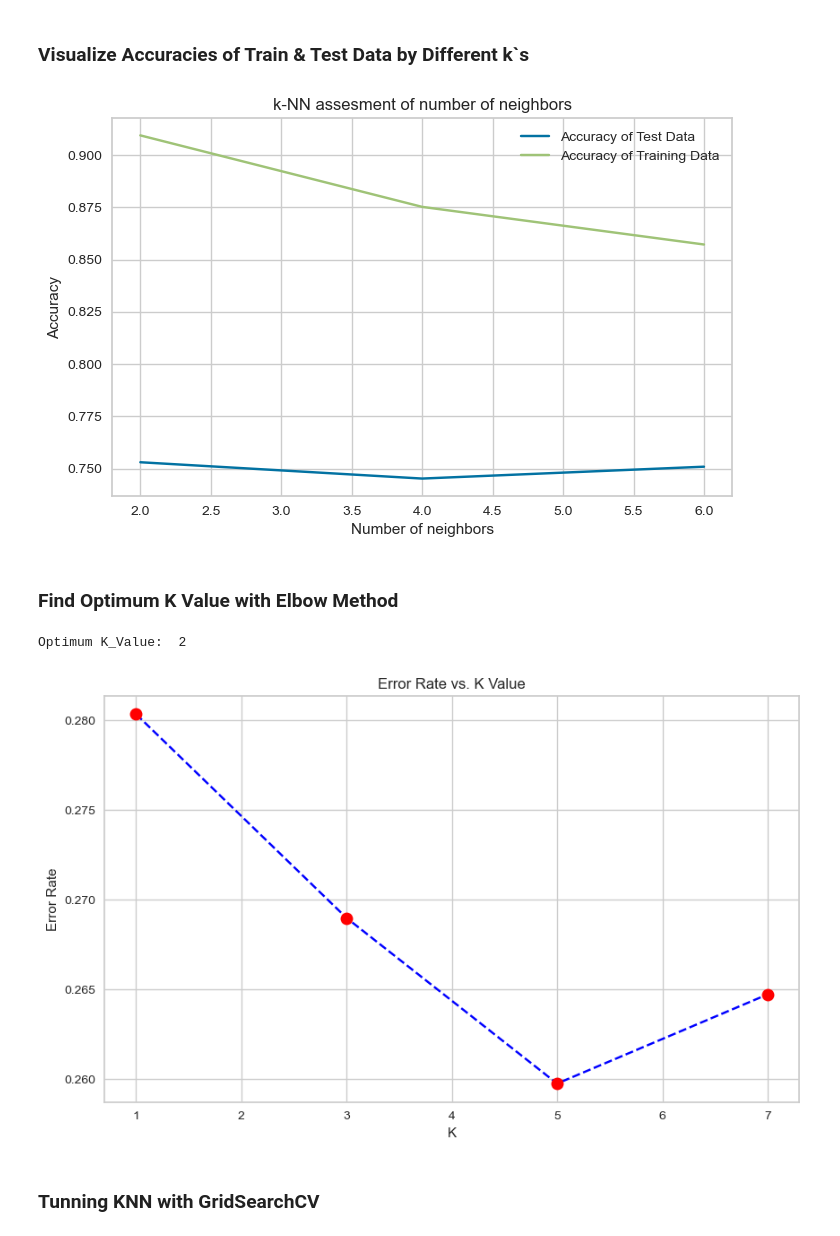
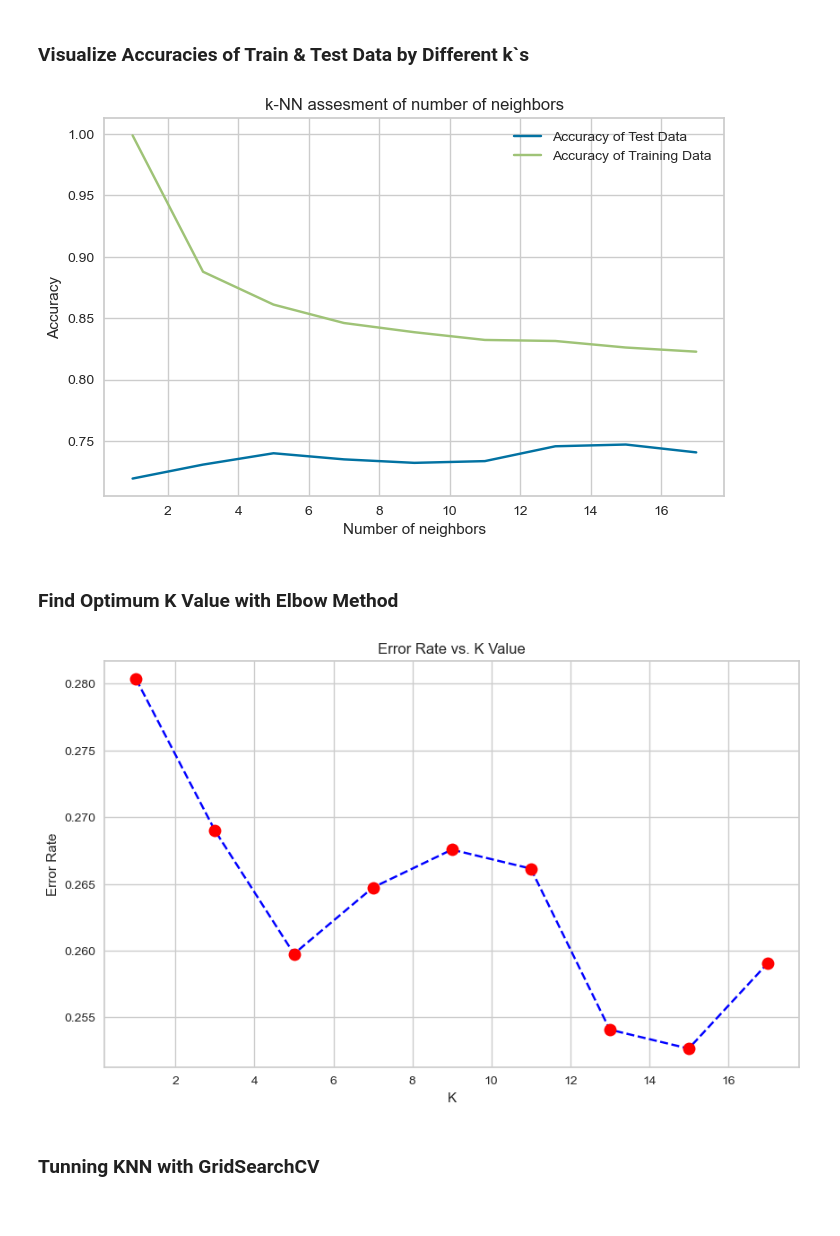
Before and after one commit to fidanfatih/Mid_Scale_Projects, a Jupyter notebook: ML_Projects/Telco_Customer_Churn/Telco_Customer_Churn(Modelling).ipynb, the cells around one changed output. Cells and saved outputs as stored; diff of their text form; code cells hidden in the pictures.

```diff
--- a/ML_Projects/Telco_Customer_Churn/Telco_Customer_Churn(Modelling).ipynb
+++ b/ML_Projects/Telco_Customer_Churn/Telco_Customer_Churn(Modelling).ipynb
@@ -339,7 +366,7 @@ y_pred = knn.predict(X_test)
 # %% [markdown]
 ### **Visualize Accuracies of Train & Test Data by Different k`s**
 # %%
-neighbors = range(2,8,2) # k nin tek sayi olmasi beklenir.
+neighbors = range(1,18,2) # k nin tek sayi olmasi beklenir.
 train_accuracy =np.empty(len(neighbors))
 test_accuracy = np.empty(len(neighbors))
 
@@ -365,7 +392,7 @@ plt.xlabel('Number of neighbors')
 plt.ylabel('Accuracy')
 plt.show()
 # %% [output]
-[figure, old version]
+[figure, new version]
 # %% [markdown]
 ### **Find Optimum K Value with Elbow Method**
 # %%
@@ -373,7 +400,7 @@ error_rate = []
 # Her bir error rate icin olusan k degeri bu listeye atilacak
 # k nin tek sayi olmasi beklenir.
 # Will take some time
-for i in range(1,8,2):
+for i in range(1,18,211
 
     model = KNeighborsClassifier(n_neighbors=i) # k= i
     model.fit(X_train,y_train)
@@ -381,23 +408,21 @@ for i in range(1,8,2):
     error_rate.append(np.mean(y_pred_i != y_test))
 
 
-print('Optimum K_Value: ',error_rate.index(min(error_rate)))
+# print('Optimum K_Value: ',error_rate.index(min(error_rate)))
-# %% [output]
-Optimum K_Value:  2
 # %%
 plt.figure(figsize=(10,6))
-plt.plot(range(1,8,2),
+plt.plot(range(1,18,2),
          error_rate,
          color='blue',
          linestyle='dashed',
          marker='o',
          markerfacecolor='red',
          markersize=10)
 plt.title('Error Rate vs. K Value')
 plt.xlabel('K')
 plt.ylabel('Error Rate');
 # %% [output]
-[figure, old version]
+[figure, new version]
 # %% [markdown]
 ### Tunning KNN with GridSearchCV
 # %%
```
Also changed, not shown: parts of 12 cells of this notebook, 6 other files.
